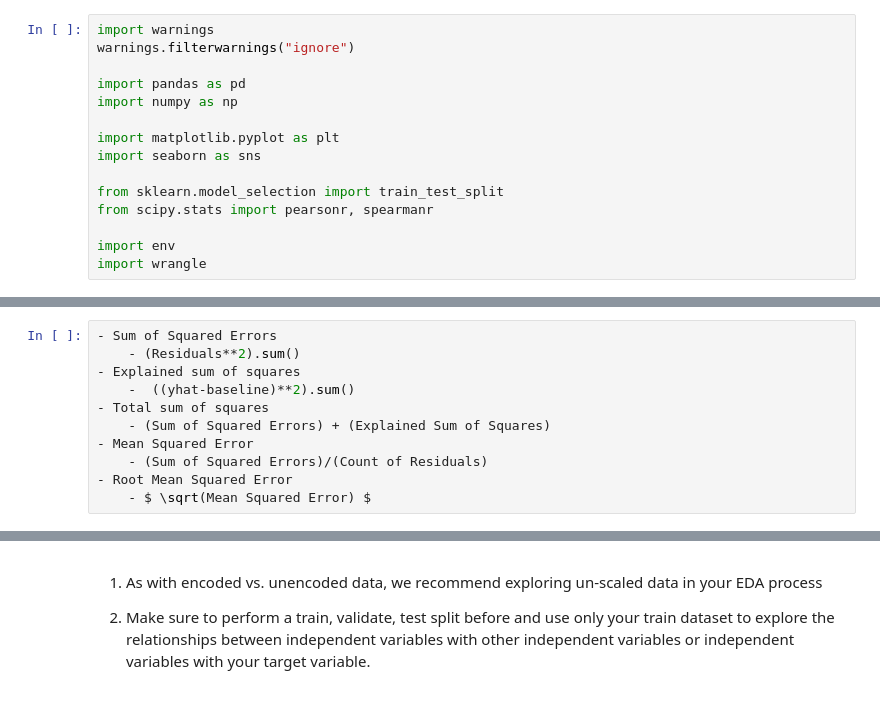
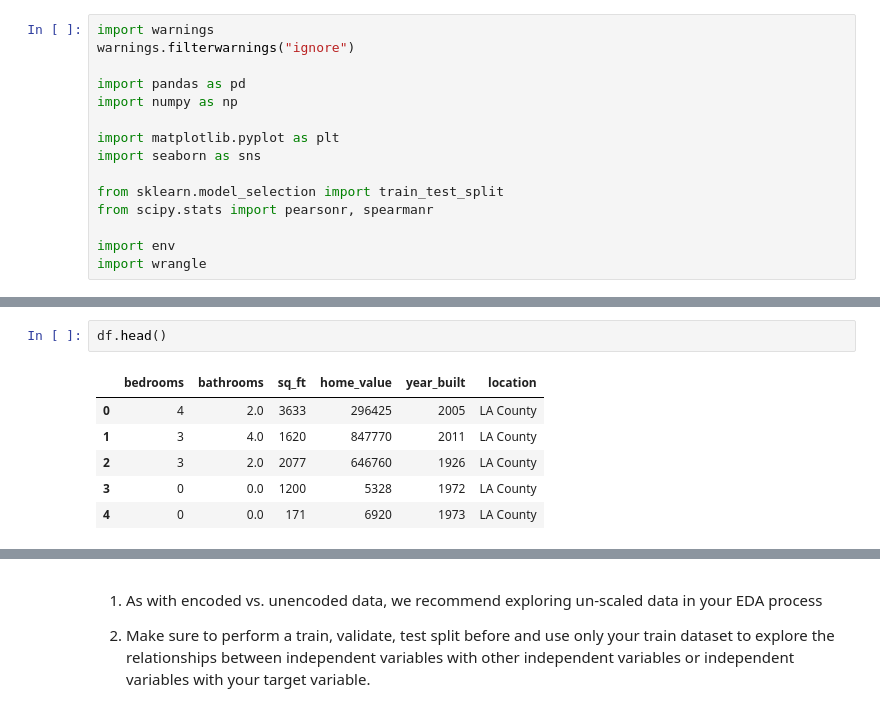
Before and after one commit to SchneemannDavid/regression-exercises, a Jupyter notebook: exercises/exploration.ipynb, the cells around one changed output, grey strips where cells are left out. Cells and saved outputs as stored; diff of their text form.

```diff
--- a/exercises/exploration.ipynb
+++ b/exercises/exploration.ipynb
@@ -22,13 +20,11 @@ AttributeError: 'NoneType' object has no attribute 'replace'
-# %%
-- Sum of Squared Errors
-    - (Residuals**2).sum()
-- Explained sum of squares
-    -  ((yhat-baseline)**2).sum()
-- Total sum of squares
-    - (Sum of Squared Errors) + (Explained Sum of Squares)
-- Mean Squared Error
-    - (Sum of Squared Errors)/(Count of Residuals)
-- Root Mean Squared Error
-    - $ \sqrt(Mean Squared Error) $
+# %%
+df.head()
+# %% [output]
+|  | bedrooms | bathrooms | sq_ft | home_value | year_built | location |
+| 0 | 4 | 2.0 | 3633 | 296425 | 2005 | LA County |
+| 1 | 3 | 4.0 | 1620 | 847770 | 2011 | LA County |
+| 2 | 3 | 2.0 | 2077 | 646760 | 1926 | LA County |
+| 3 | 0 | 0.0 | 1200 | 5328 | 1972 | LA County |
+| 4 | 0 | 0.0 | 171 | 6920 | 1973 | LA County |
 # %%
 df.shape
```
Also changed, not shown: parts of 10 cells of this notebook, 6 other files.
